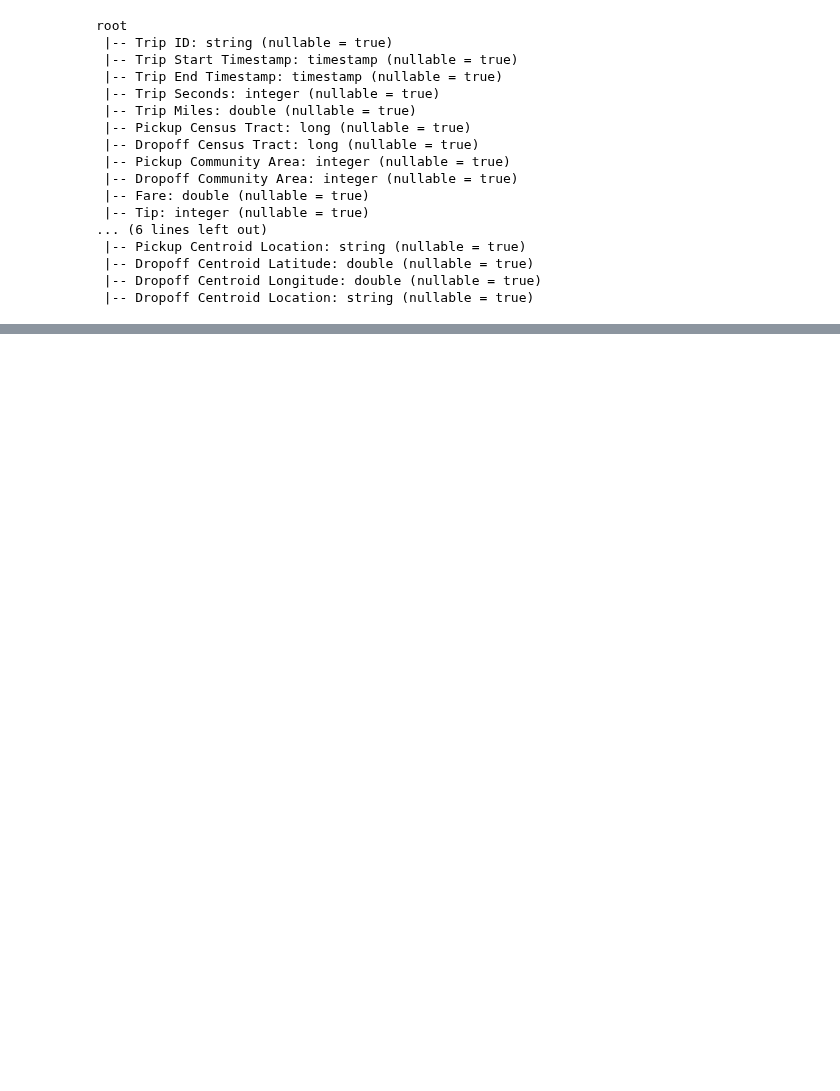
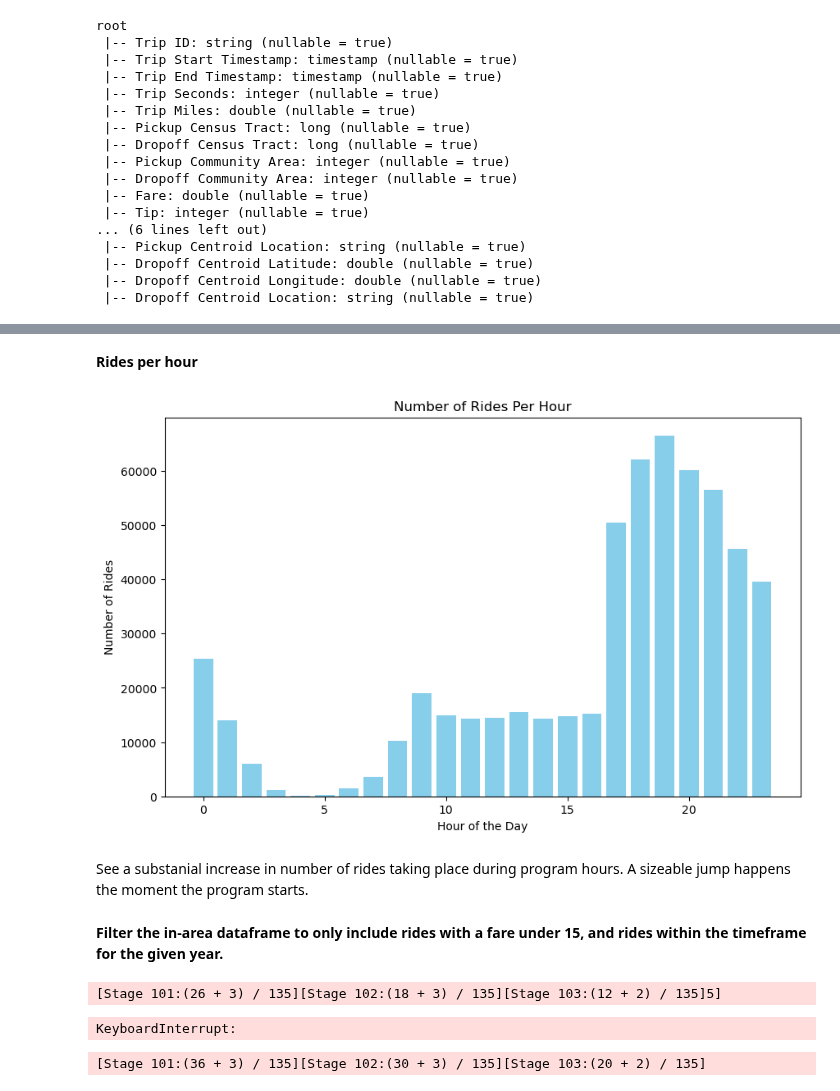
Before and after one commit to hvpachisia/uchicago-lyft-rideshare, a Jupyter notebook: eda_2022.ipynb, the cells around one changed output, grey strips where cells are left out. Saved outputs shown, nothing was run; the diff lists cells and outputs as text; code cells hidden in the pictures; blank space fills up the shorter version.

```diff
--- a/eda_2022.ipynb
+++ b/eda_2022.ipynb
@@ -303,0 +308,28 @@ df_2019.select('year').distinct().show(5)
+# %% [markdown]
+**Rides per hour**
+# %%
+# rides per hour:
+rides_per_hour = df_area.groupBy("hour").count().orderBy("hour")
+
+# Convert the result to Pandas for local plotting
+rides_per_hour_pd = rides_per_hour.toPandas()
+
+# Plot the data
+plt.figure(figsize=(10, 6))
+plt.bar(rides_per_hour_pd["hour"], rides_per_hour_pd["count"], color="skyblue")
+plt.xlabel("Hour of the Day")
+plt.ylabel("Number of Rides")
+plt.title("Number of Rides Per Hour")
+plt.show()
+# %% [output]
+[figure, added]
+# %% [markdown]
+See a substanial increase in number of rides taking place during program hours. A sizeable jump happens the moment the program starts.
+# %% [markdown]
+**Filter the in-area dataframe to only include rides with a fare under 15, and rides within the timeframe for the given year.**
+# %%
+df_area_program = df_area.filter((df_area.fare <= 15.0) & ((df_area.hour >= 17) | (df_area.hour < 4)))
+# %% [output]
+[Stage 101:(26 + 3) / 135][Stage 102:(18 + 3) / 135][Stage 103:(12 + 2) / 135]5]
+KeyboardInterrupt:
+[Stage 101:(36 + 3) / 135][Stage 102:(30 + 3) / 135][Stage 103:(20 + 2) / 135]
```
Also changed, not shown: parts of 29 cells of this notebook.
